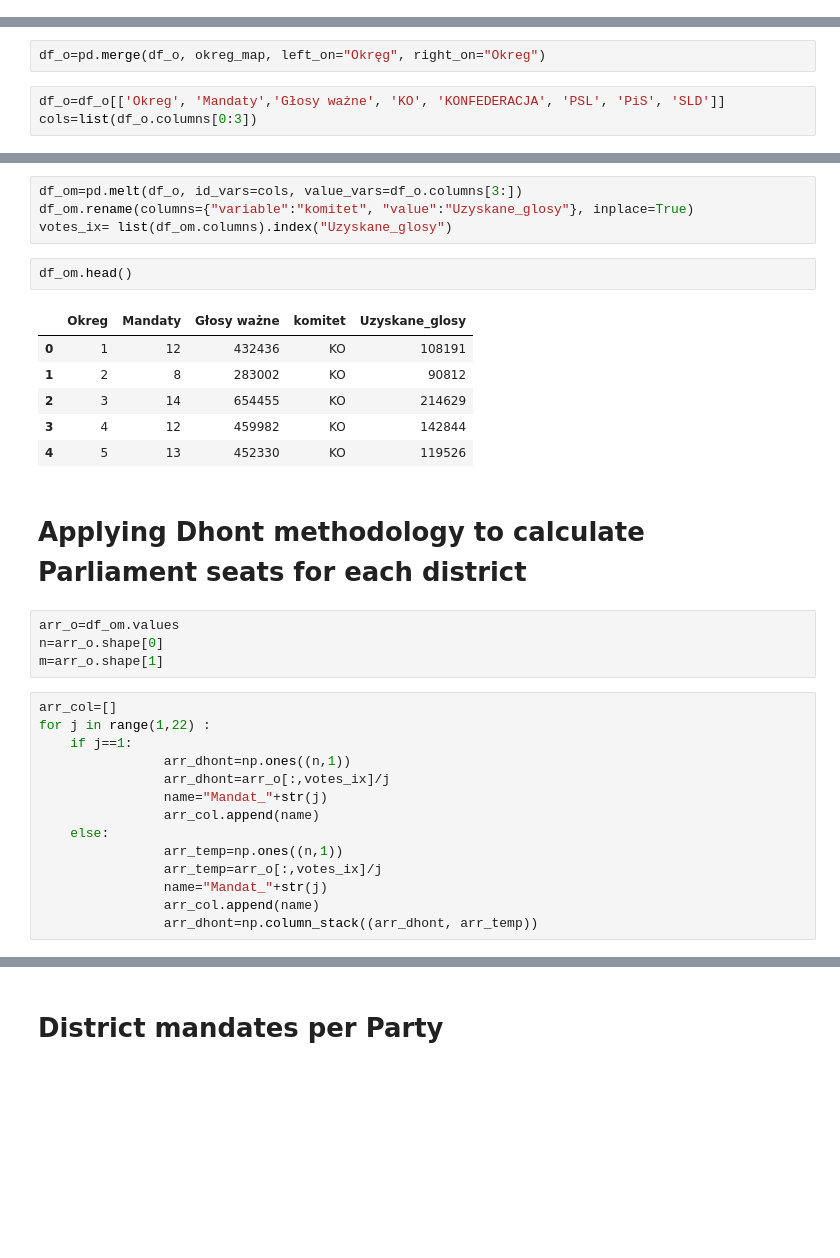
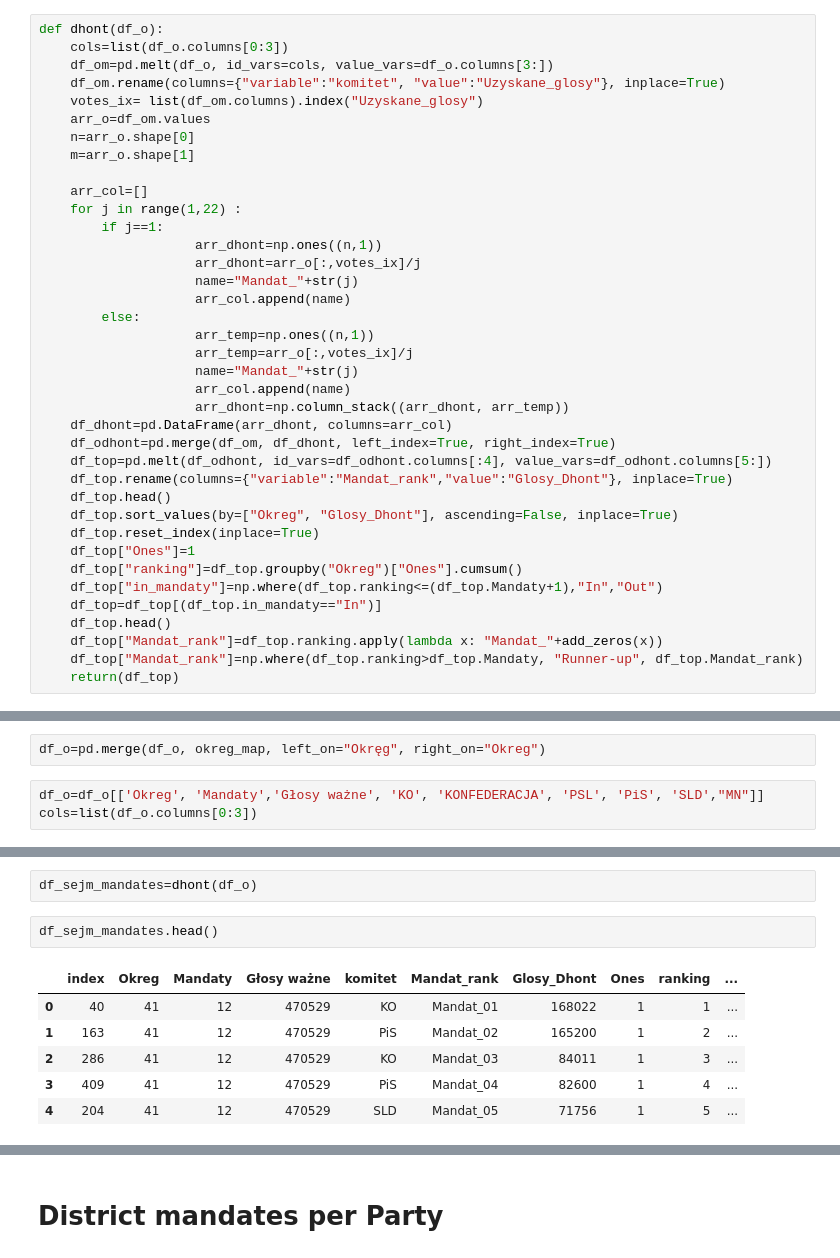
Before and after one commit to Jan-Majewski/Election_data, a Jupyter notebook: Analiza_wybory_vF.ipynb, the cells around one changed output, grey strips where cells are left out. Cells and saved outputs as stored; diff of their text form; blank space fills up the shorter version.

Commit message:
Implemented dhont function and extra scenarios

```diff
--- a/Analiza_wybory_vF.ipynb
+++ b/Analiza_wybory_vF.ipynb
@@ -5,3 +13,41 @@ import numpy as np
+# %%
+def dhont(df_o):
+    cols=list(df_o.columns[0:3])
+    df_om=pd.melt(df_o, id_vars=cols, value_vars=df_o.columns[3:])
+    df_om.rename(columns={"variable":"komitet", "value":"Uzyskane_glosy"}, inplace=True)
+    votes_ix= list(df_om.columns).index("Uzyskane_glosy")
+    arr_o=df_om.values
+    n=arr_o.shape[0]
+    m=arr_o.shape[1]
+
+    arr_col=[]
+    for j in range(1,22) :
+        if j==1:
+                    arr_dhont=np.ones((n,1))
+                    arr_dhont=arr_o[:,votes_ix]/j
+                    name="Mandat_"+str(j)
+                    arr_col.append(name)
+        else:
+                    arr_temp=np.ones((n,1))
+                    arr_temp=arr_o[:,votes_ix]/j
+                    name="Mandat_"+str(j)
+                    arr_col.append(name)
+                    arr_dhont=np.column_stack((arr_dhont, arr_temp))
+    df_dhont=pd.DataFrame(arr_dhont, columns=arr_col)
+    df_odhont=pd.merge(df_om, df_dhont, left_index=True, right_index=True)
+    df_top=pd.melt(df_odhont, id_vars=df_odhont.columns[:4], value_vars=df_odhont.columns[5:])
+    df_top.rename(columns={"variable":"Mandat_rank","value":"Glosy_Dhont"}, inplace=True)
+    df_top.head()
+    df_top.sort_values(by=["Okreg", "Glosy_Dhont"], ascending=False, inplace=True)
+    df_top.reset_index(inplace=True)
+    df_top["Ones"]=1
+    df_top["ranking"]=df_top.groupby("Okreg")["Ones"].cumsum()
+    df_top["in_mandaty"]=np.where(df_top.ranking<=(df_top.Mandaty+1),"In","Out")
+    df_top=df_top[(df_top.in_mandaty=="In")]
+    df_top.head()
+    df_top["Mandat_rank"]=df_top.ranking.apply(lambda x: "Mandat_"+add_zeros(x))
+    df_top["Mandat_rank"]=np.where(df_top.ranking>df_top.Mandaty, "Runner-up", df_top.Mandat_rank)
+    return(df_top)
 # %% [markdown]
 # Preparing maping of TERYT Codes to Voting Districts in 2019 Parliament Election
 # %%
@@ -121,7 +165,7 @@ okreg_map.head()
 # %%
 df_o=pd.merge(df_o, okreg_map, left_on="Okręg", right_on="Okreg")
 # %%
-df_o=df_o[['Okreg', 'Mandaty','Głosy ważne', 'KO', 'KONFEDERACJA', 'PSL', 'PiS', 'SLD']]
+df_o=df_o[['Okreg', 'Mandaty','Głosy ważne', 'KO', 'KONFEDERACJA', 'PSL', 'PiS', 'SLD',"MN"]]
 cols=list(df_o.columns[0:3])
 # %%
 df_o.head()
@@ -135,33 +179,11 @@ df_o.head()
-# %%
-df_om=pd.melt(df_o, id_vars=cols, value_vars=df_o.columns[3:])
-df_om.rename(columns={"variable":"komitet", "value":"Uzyskane_glosy"}, inplace=True)
-votes_ix= list(df_om.columns).index("Uzyskane_glosy")
+# %%
+df_sejm_mandates=dhont(df_o)
 # %%
-df_om.head()
+df_sejm_mandates.head()
 # %% [output]
-|  | Okreg | Mandaty | Głosy ważne | komitet | Uzyskane_glosy |
-| 0 | 1 | 12 | 432436 | KO | 108191 |
-| 1 | 2 | 8 | 283002 | KO | 90812 |
-| 2 | 3 | 14 | 654455 | KO | 214629 |
-| 3 | 4 | 12 | 459982 | KO | 142844 |
-| 4 | 5 | 13 | 452330 | KO | 119526 |
+|  | index | Okreg | Mandaty | Głosy ważne | komitet | Mandat_rank | Glosy_Dhont | Ones | ranking | ... |
+| 0 | 40 | 41 | 12 | 470529 | KO | Mandat_01 | 168022 | 1 | 1 | ... |
+| 1 | 163 | 41 | 12 | 470529 | PiS | Mandat_02 | 165200 | 1 | 2 | ... |
+| 2 | 286 | 41 | 12 | 470529 | KO | Mandat_03 | 84011 | 1 | 3 | ... |
+| 3 | 409 | 41 | 12 | 470529 | PiS | Mandat_04 | 82600 | 1 | 4 | ... |
+| 4 | 204 | 41 | 12 | 470529 | SLD | Mandat_05 | 71756 | 1 | 5 | ... |
-# %% [markdown]
-# Applying Dhont methodology to calculate Parliament seats for each district
-# %%
-arr_o=df_om.values
-n=arr_o.shape[0]
-m=arr_o.shape[1]
-# %%
-arr_col=[]
-for j in range(1,22) :
-    if j==1:
-                arr_dhont=np.ones((n,1))
-                arr_dhont=arr_o[:,votes_ix]/j
-                name="Mandat_"+str(j)
-                arr_col.append(name)
-    else:
-                arr_temp=np.ones((n,1))
-                arr_temp=arr_o[:,votes_ix]/j
-                name="Mandat_"+str(j)
-                arr_col.append(name)
-                arr_dhont=np.column_stack((arr_dhont, arr_temp))
```
Also changed, not shown: parts of 70 cells of this notebook.
